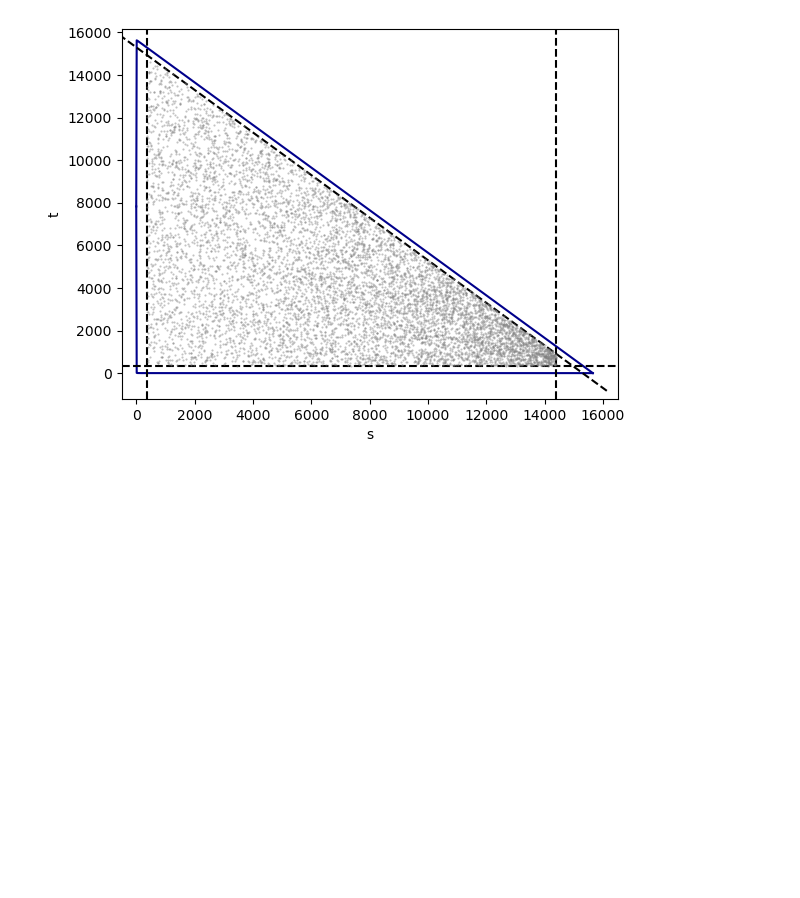
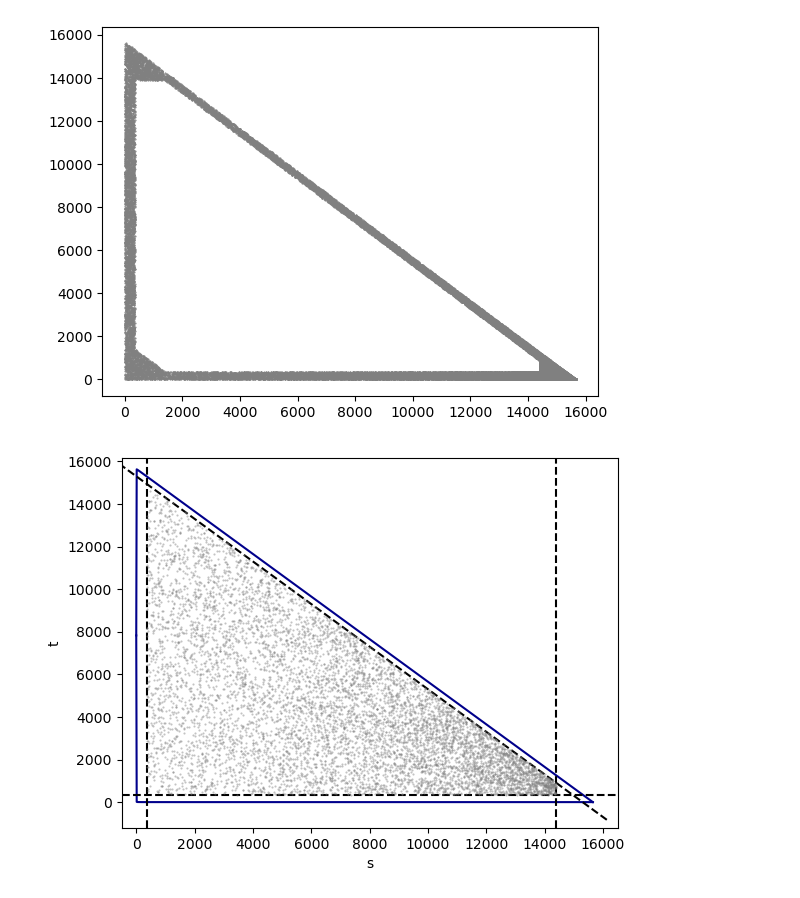
Before and after one commit to lucatocci/Masters, a Jupyter notebook: Masters Project/Dalitz Complicated.ipynb, the cells around one changed output. Drawn from its saved outputs; the diff is of its cells as text; code cells hidden in the pictures; blank space fills up the shorter version.

```diff
--- a/Masters Project/Dalitz Complicated.ipynb
+++ b/Masters Project/Dalitz Complicated.ipynb
@@ -166,3 +171,8 @@ plt.show()
+# %%
+plt.plot(srej, trej, marker = '.', markersize = 1, ls = 'None', alpha = 1, color = 'gray')
+plt.show()
+# %% [output]
+[figure, added]
 # %%
 m = m_m
 k = 0.15
```
Also changed, not shown: parts of 1 cell of this notebook, 7 other files.
